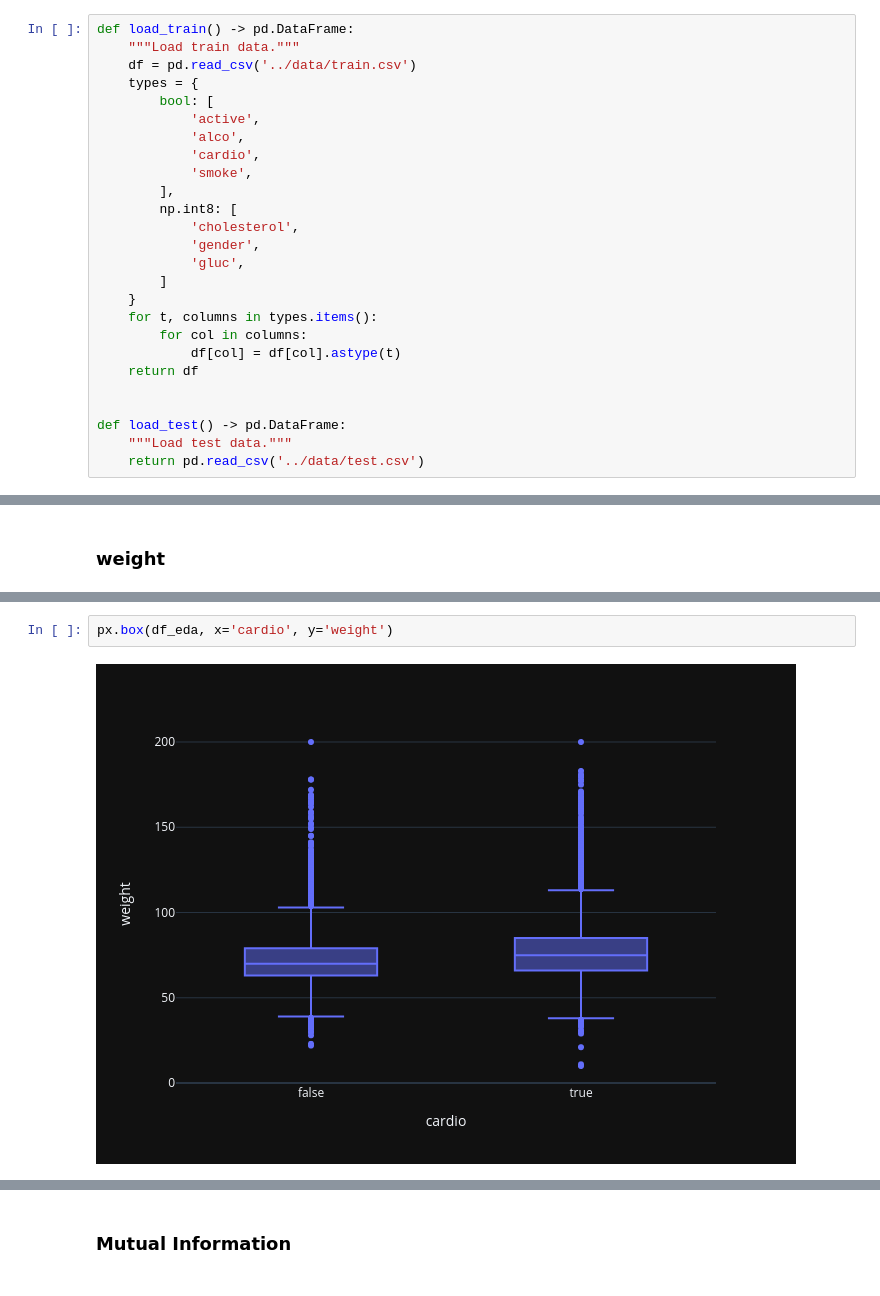
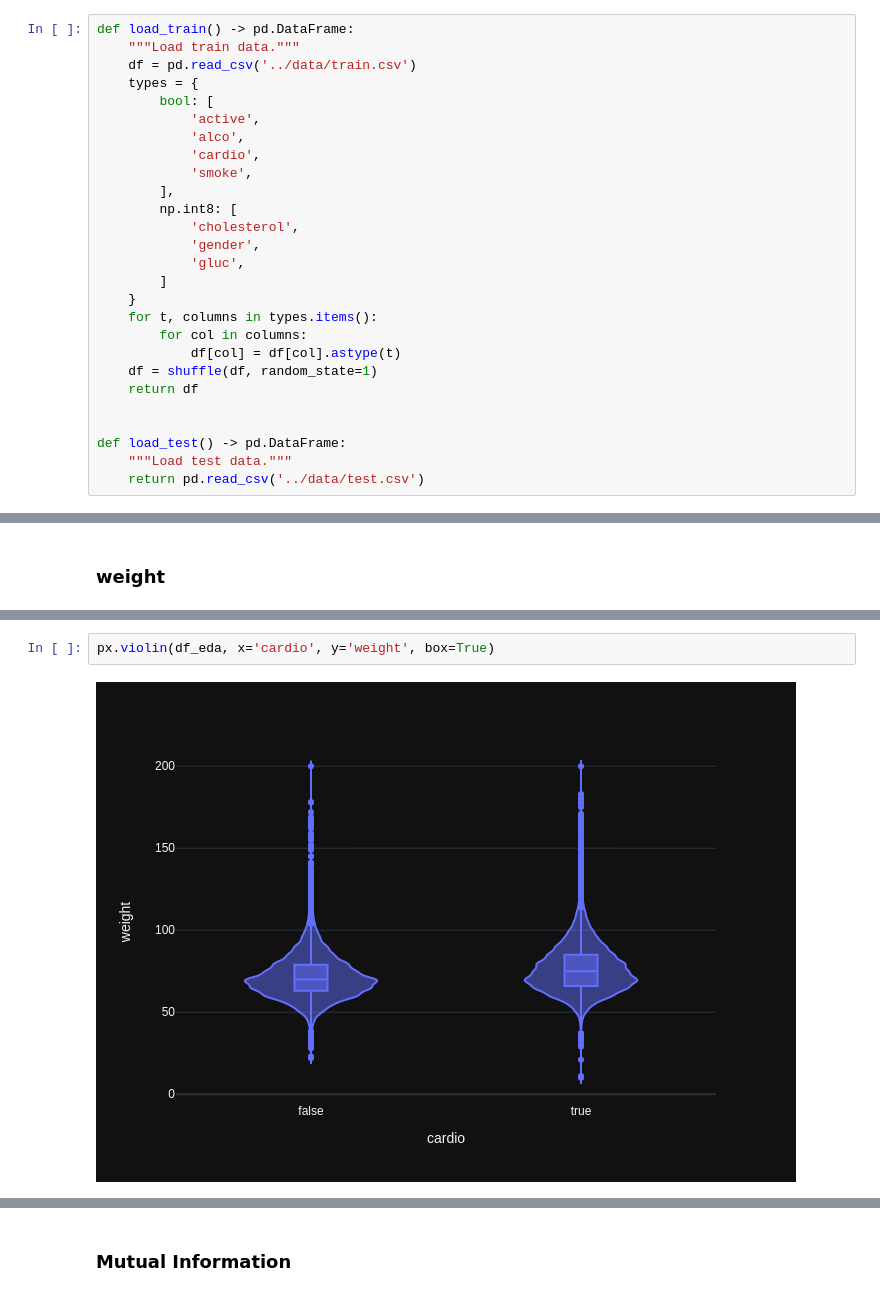
Before and after one commit to Konstantin-Dudersky/praktikum_dsplus_master, a Jupyter notebook: notebooks/notebook.ipynb, the cells around one changed output, grey strips where cells are left out. Saved outputs shown, nothing was run; the diff lists cells and outputs as text.

```diff
--- a/notebooks/notebook.ipynb
+++ b/notebooks/notebook.ipynb
@@ -59,6 +59,7 @@ def load_train() -> pd.DataFrame:
     for t, columns in types.items():
         for col in columns:
             df[col] = df[col].astype(t)
+    df = shuffle(df, random_state=1)
     return df
 
 
@@ -386,5 +397,5 @@ px.histogram(df_eda, x='weight', nbins=25, title='weight histogram')
 # %%
-px.box(df_eda, x='cardio', y='weight')
+px.violin(df_eda, x='cardio', y='weight', box=True)
 # %% [output]
-[figure, old version]
+[figure, new version]
 # %% [markdown]
```
Also changed, not shown: parts of 55 cells of this notebook, 3 other files.
